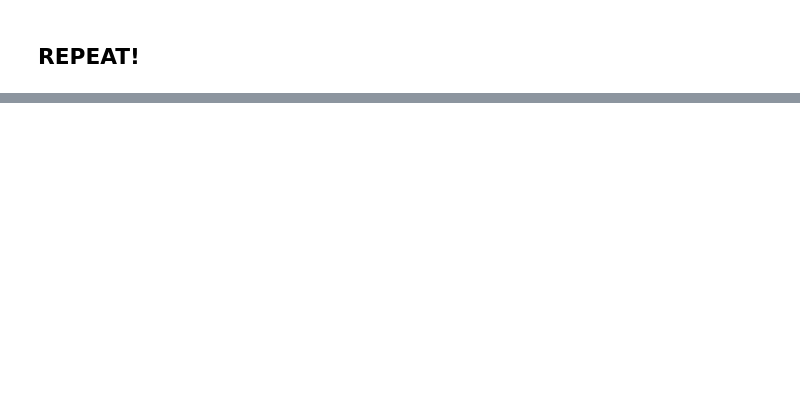
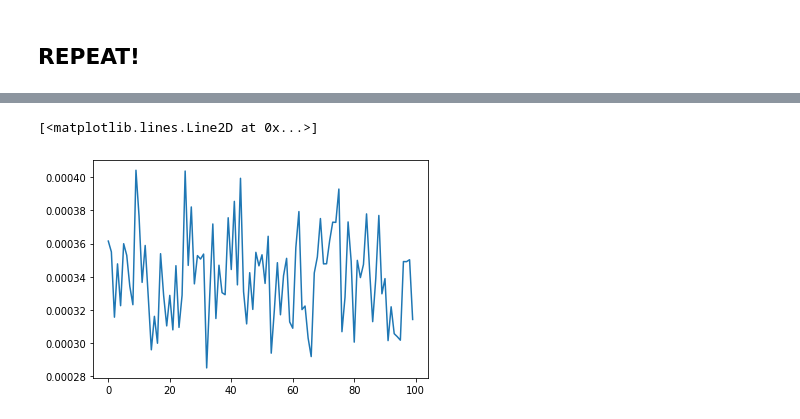
Before and after one commit to dwhite54/minerva2, a Jupyter notebook: model.ipynb, the cells around one changed output, grey strips where cells are left out. Cells and saved outputs as stored; diff of their text form; code cells hidden in the pictures; blank space fills up the shorter version.

```diff
--- a/model.ipynb
+++ b/model.ipynb
@@ -467,0 +584,34 @@ for _ in range(10):
+# %%
+# create traces (subset of probes)
+T_Rs = np.copy(Ps_rhythm)
+T_Ts = np.copy(Ps_tone)
+T_Bs = Ps_both
+# %%
+# zero out parts of traces (symmetrically)
+RT_split_index = round(FPT * TONE_RHYTHM_RATIO)
+
+T_Rs[:, :RT_split_index] *= 0
+T_Ts[:, RT_split_index:] *= 0
+# %%
+# add traces to model
+for T_R in T_Rs:
+    model.add_trace(T_R)
+for T_T in T_Ts:
+    model.add_trace(T_T)
+for T_B in T_Bs:
+    model.add_trace(T_B)
+# %%
+# Add random noise traces
+#     for rand_trace in np.random.randint(-1, 2, (round(N_PROTOTYPES * NOISE_RATIO), FPT)):
+#         model.add_trace(rand_trace)
+
+# get echo intensities
+tone_intensities = [model.get_echo_intensity(p) for p in Ps_tone]
+rhythm_intensities = [model.get_echo_intensity(p) for p in Ps_rhythm]
+both_intensities = [model.get_echo_intensity(p) for p in Ps_both]
+unstudied_intensities = [model.get_echo_intensity(p) for p in Ps_unstudied]
+# %%
+plt.plot(tone_intensities)
+# %% [output]
+[<matplotlib.lines.Line2D at 0x...>]
+[figure, added]
```
Also changed, not shown: parts of 40 cells of this notebook.
